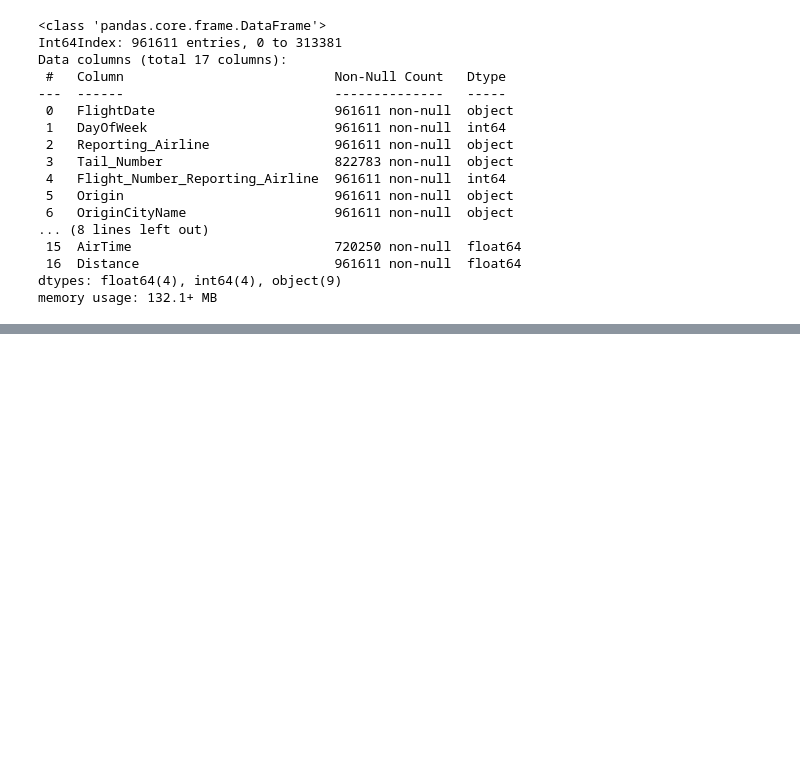
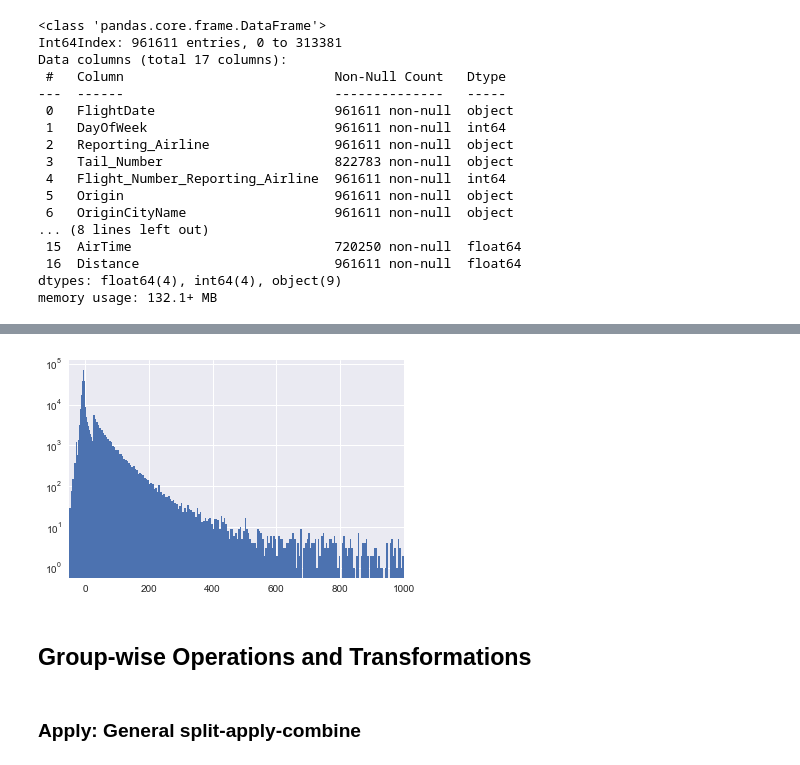
Before and after one commit to dan1dr/master_DS, a Jupyter notebook: Pandas/2.Data_Wrangling_Aggregation_and_GroupOperation.ipynb, the cells around one changed output, grey strips where cells are left out. Drawn from its saved outputs; the diff is of its cells as text; code cells hidden in the pictures; blank space fills up the shorter version.

```diff
--- a/Pandas/2.Data_Wrangling_Aggregation_and_GroupOperation.ipynb
+++ b/Pandas/2.Data_Wrangling_Aggregation_and_GroupOperation.ipynb
@@ -726,0 +1067,10 @@ memory usage: 132.1+ MB
+# %%
+plt.hist(flights['DepDelay'].dropna(), bins=list(range(-50,-25, 5)) + list(range(-25, 25)) + list(range(25, 2500, 5)));
+plt.gca().set_xlim(-50, 1000)
+plt.yscale('log')
+# %% [output]
+[figure, added]
+# %% [markdown]
+## Group-wise Operations and Transformations
+# %% [markdown]
+### Apply: General split-apply-combine
```
Also changed, not shown: parts of 61 cells of this notebook.
